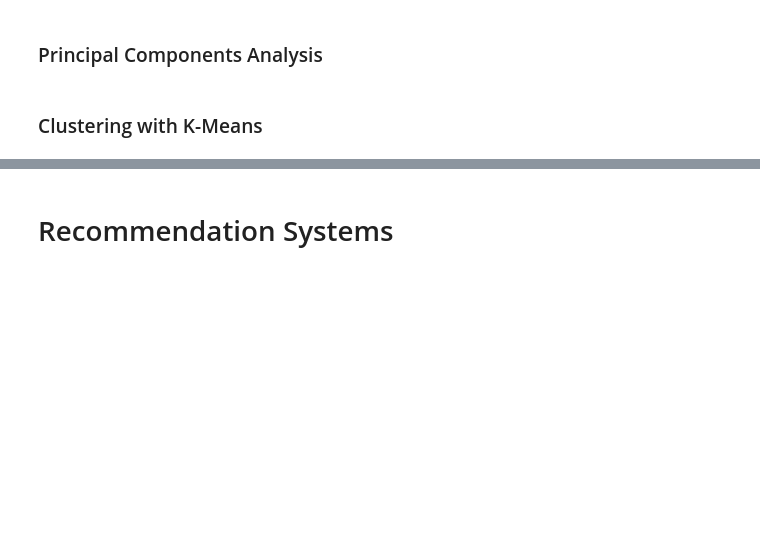
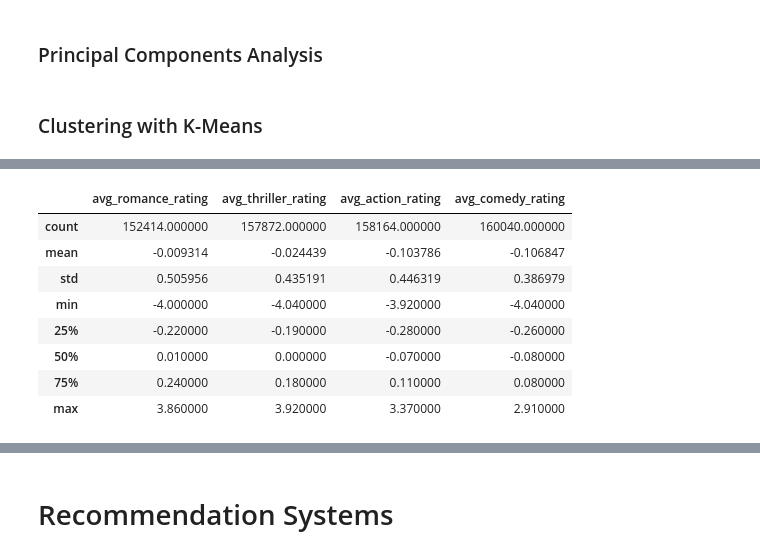
Before and after one commit to titusndondo/unsupervised-predict-streamlit-template, a Jupyter notebook: predict_deliverables/EDA.ipynb, the cells around one changed output, grey strips where cells are left out. Cells and saved outputs as stored; diff of their text form; code cells hidden in the pictures; blank space fills up the shorter version.

```diff
--- a/predict_deliverables/EDA.ipynb
+++ b/predict_deliverables/EDA.ipynb
@@ -347,3 +423,9 @@ By now we know a lot about the ratings data. We've leant that most of the rating
 ### Principal Components Analysis
 # %% [markdown]
 ### Clustering with K-Means
+# %%
+# compuyte normalised ratings
+data = train_data.groupby('userId')['rating'].mean().reset_index().rename(columns = {'rating':'avg_rating'})
+train_data = pd.merge(train_data, data, on = 'userId')
+train_data['norm_rating'] = train_data['rating'].sub(train_data['avg_rating'])
+train_data.head()
@@ -349,0 +496,12 @@ By now we know a lot about the ratings data. We've leant that most of the rating
+# %%
+genre_ratings.describe()
+# %% [output]
+|  | avg_romance_rating | avg_thriller_rating | avg_action_rating | avg_comedy_rating |
+| count | 152414.000000 | 157872.000000 | 158164.000000 | 160040.000000 |
+| mean | -0.009314 | -0.024439 | -0.103786 | -0.106847 |
+| std | 0.505956 | 0.435191 | 0.446319 | 0.386979 |
+| min | -4.000000 | -4.040000 | -3.920000 | -4.040000 |
+| 25% | -0.220000 | -0.190000 | -0.280000 | -0.260000 |
+| 50% | 0.010000 | 0.000000 | -0.070000 | -0.080000 |
+| 75% | 0.240000 | 0.180000 | 0.110000 | 0.080000 |
+| max | 3.860000 | 3.920000 | 3.370000 | 2.910000 |
```
Also changed, not shown: parts of 30 cells of this notebook.
